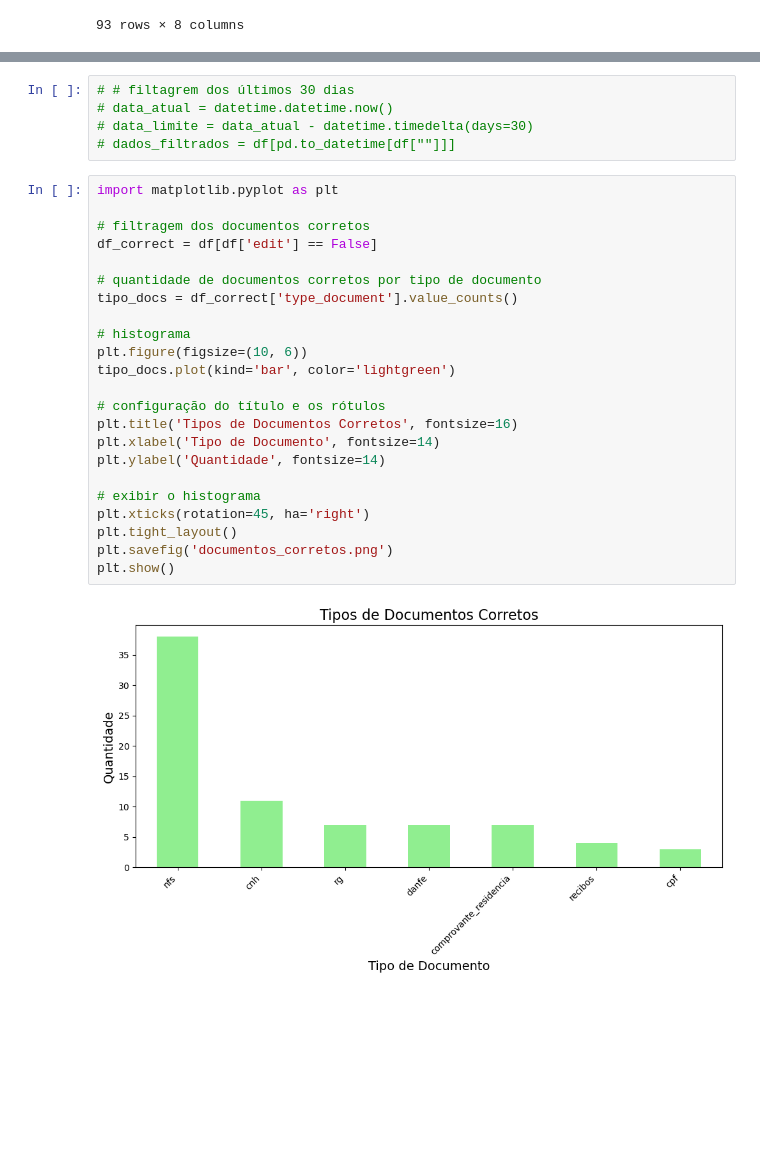
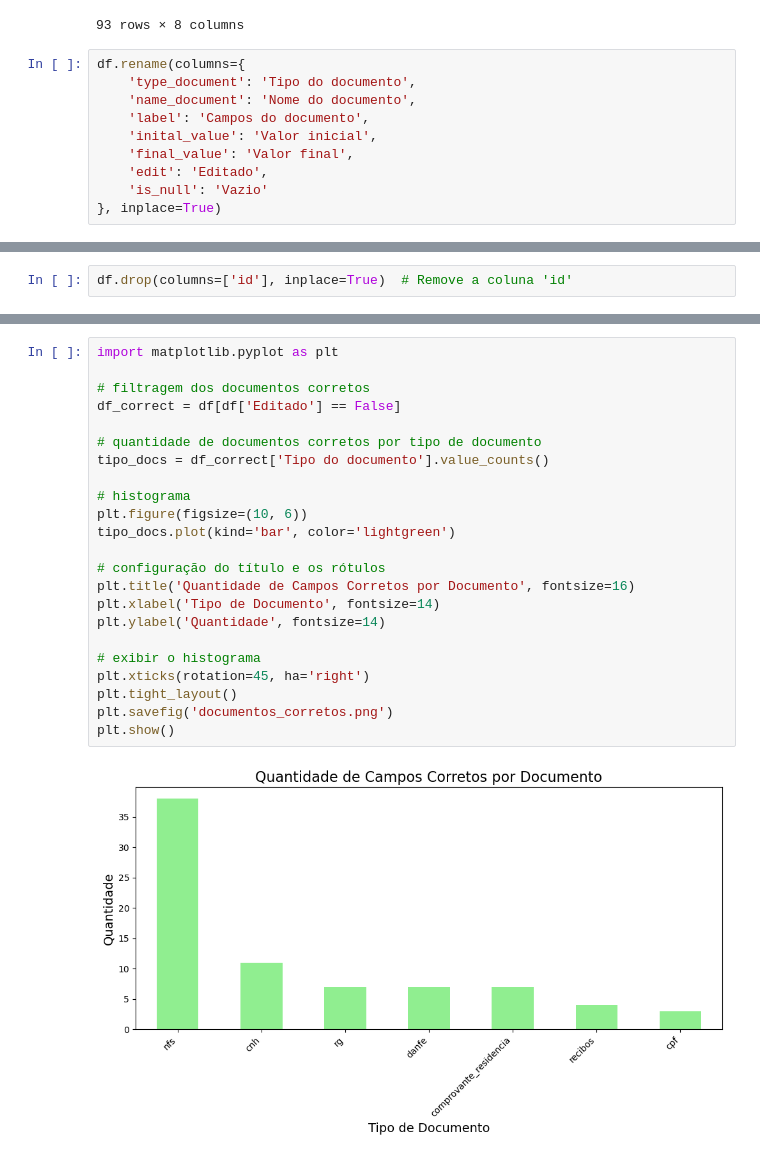
Before and after one commit to giclocate/data-analysis-di2win, a Jupyter notebook: main.ipynb, the cells around one changed output, grey strips where cells are left out. Cells and saved outputs as stored; diff of their text form; blank space fills up the shorter version.

```diff
--- a/main.ipynb
+++ b/main.ipynb
@@ -41,3 +41,13 @@ display(df)
 | 91 | 79 | nfs | 06_nfse | rua->prestador_de_servicos | AV. JAVAN LESSA RIBEIRO, | AV. JAVAN LESSA RIBEIRO | True | False |
 | 92 | 80 | nfs | 06_nfse | rua->tomador_de_servicos | AV. FLORES DA CUNHA, | AV. FLORES DA CUNHA | True | False |
 93 rows × 8 columns
+# %%
+df.rename(columns={
+    'type_document': 'Tipo do documento',
+    'name_document': 'Nome do documento',
+    'label': 'Campos do documento',
+    'inital_value': 'Valor inicial',
+    'final_value': 'Valor final',
+    'edit': 'Editado',
+    'is_null': 'Vazio'
+}, inplace=True)
@@ -44,3 +70,5 @@ display(df)
+# %%
+df.drop(columns=['id'], inplace=True)  # Remove a coluna 'id'
 # %%
 # dados incorretos
 
@@ -107,33 +135,28 @@ total_rg.shape
-# %%
-# # filtagrem dos últimos 30 dias
-# data_atual = datetime.datetime.now()
-# data_limite = data_atual - datetime.timedelta(days=30)
-# dados_filtrados = df[pd.to_datetime[df[""]]]
 # %%
 import matplotlib.pyplot as plt
 
 # filtragem dos documentos corretos
-df_correct = df[df['edit'] == False]
+df_correct = df[df['Editado'] == False]
 
 # quantidade de documentos corretos por tipo de documento
-tipo_docs = df_correct['type_document'].value_counts()
+tipo_docs = df_correct['Tipo do documento'].value_counts()
 
 # histograma
 plt.figure(figsize=(10, 6))
 tipo_docs.plot(kind='bar', color='lightgreen')
 
 # configuração do título e os rótulos
-plt.title('Tipos de Documentos Corretos', fontsize=16)
+plt.title('Quantidade de Campos Corretos por Documento', fontsize=16)
 plt.xlabel('Tipo de Documento', fontsize=14)
 plt.ylabel('Quantidade', fontsize=14)
 
 # exibir o histograma
 plt.xticks(rotation=45, ha='right')
 plt.tight_layout()
 plt.savefig('documentos_corretos.png')
 plt.show()
 # %% [output]
-[figure, old version]
+[figure, new version]
 # %%
 import matplotlib.pyplot as plt
 
```
Also changed, not shown: parts of 9 cells of this notebook.
